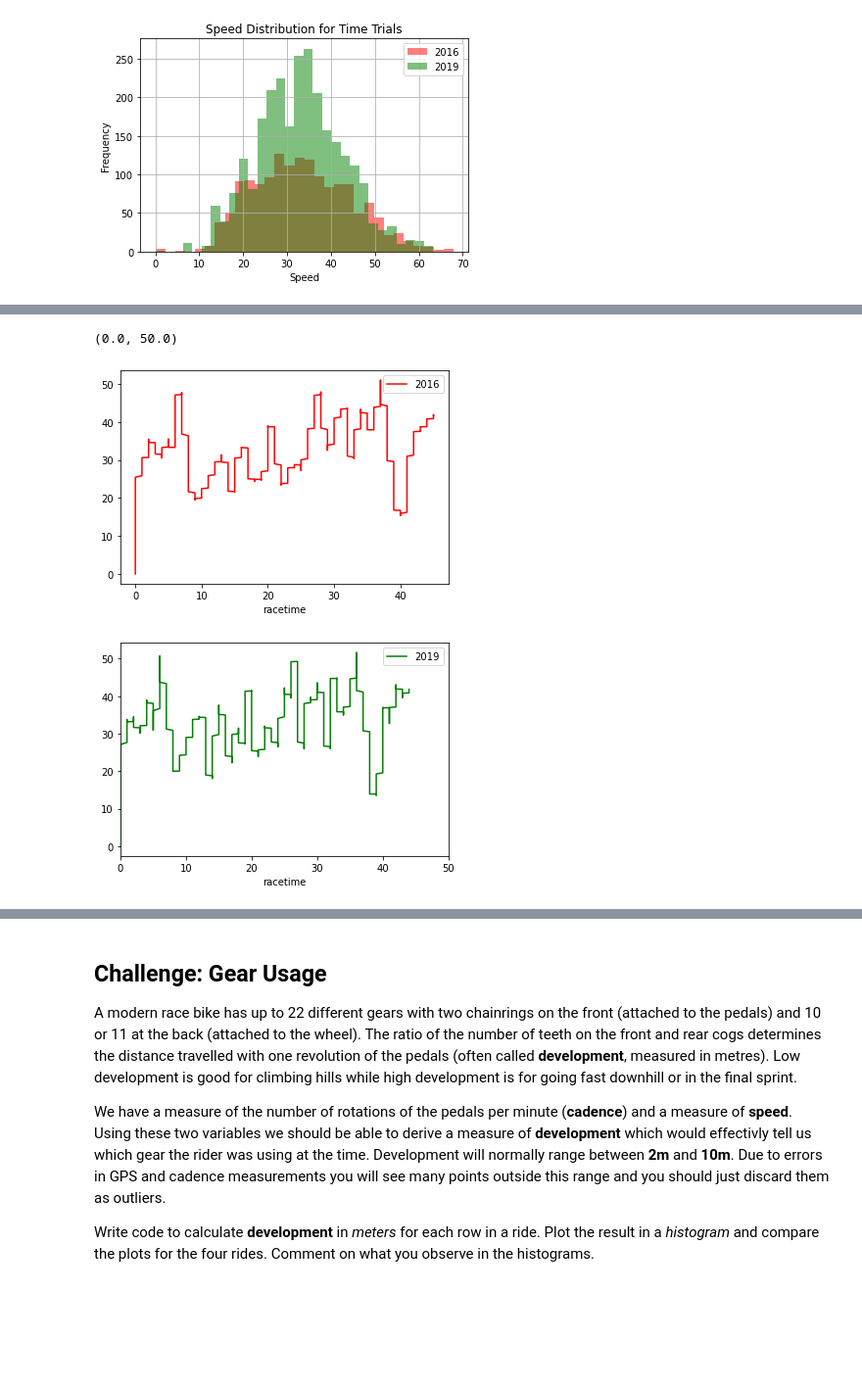
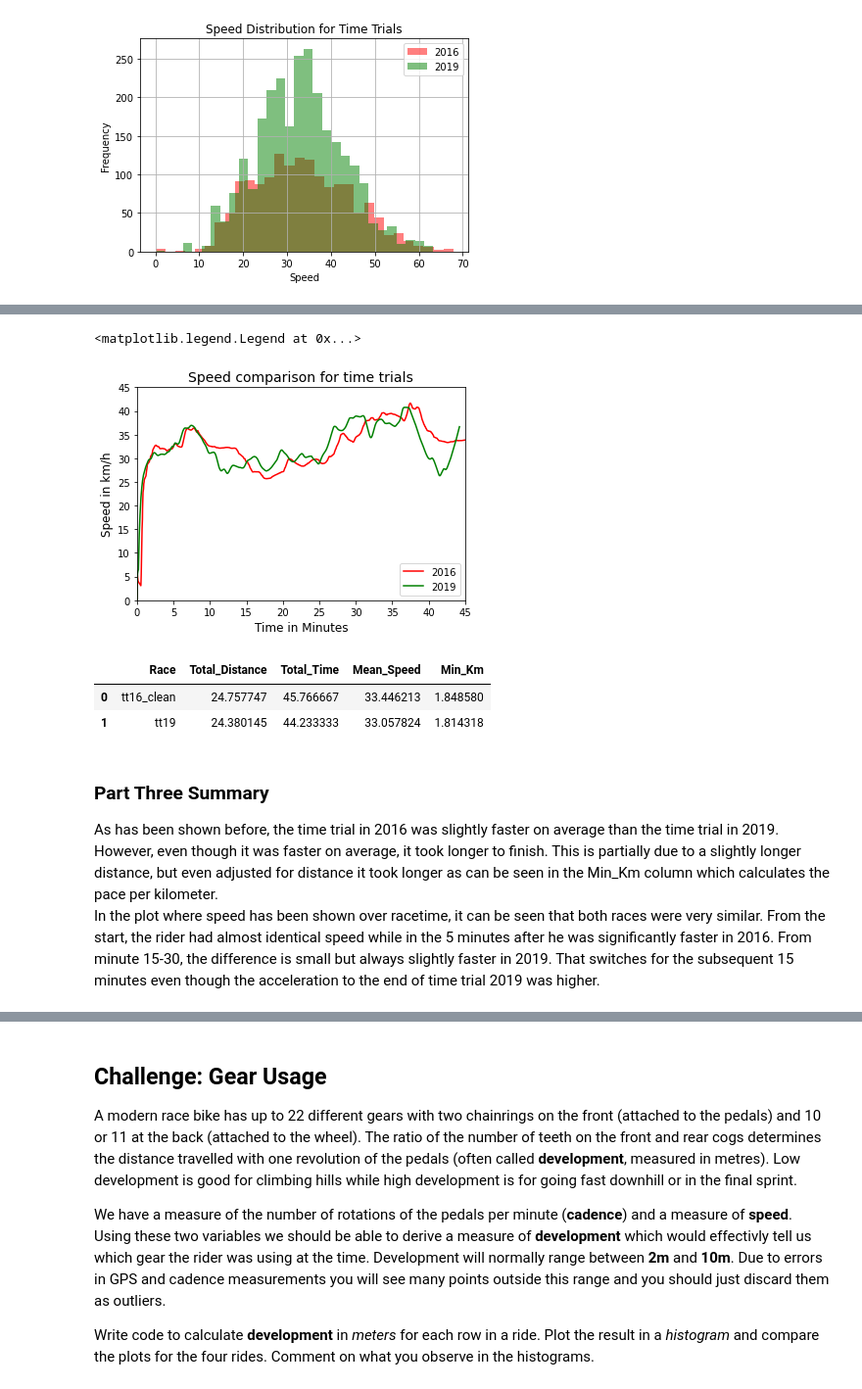
Before and after one commit to felix-rosenberger/Data-Science-Portfolio, a Jupyter notebook: Portfolio 1.ipynb, the cells around one changed output, grey strips where cells are left out. Shown at 98% size. Saved outputs shown, nothing was run; the diff lists cells and outputs as text; code cells hidden in the pictures; blank space fills up the shorter version.

```diff
--- a/Portfolio 1.ipynb
+++ b/Portfolio 1.ipynb
@@ -461,6 +449,6 @@ tt19["speed_SMA"].plot(x=tt19["timedelta"], color='green', label='2019')
 # %%
 # calculate cumulative sum of racetime tt16
-tt16_clean["racetime"] = tt16_clean["timedelta"].fillna(0).cumsum().div(60).astype(int)
+tt16_clean["racetime"] = tt16_clean["timedelta"].fillna(0).cumsum().div(60).astype(float)
 tt16_clean.tail()
 # %% [output]
 |  | latitude | longitude | elevation | temperature | power | cadence | hr | distance | elevation_gain | ... |
@@ -472,7 +460,7 @@ tt16_clean.tail()
 | 2016-07-02 23:51:17+00:00 | -33.418368 | 151.223494 | 108.0 | 11.0 | 0.0 | 64.0 | 143.0 | 0.004166 | 0.0 | ... |
 # %%
 # calculate cumulative sum of racetime tt19
-tt19["racetime"] = tt19["timedelta"].fillna(0).cumsum().div(60).astype(int)
+tt19["racetime"] = tt19["timedelta"].fillna(0).cumsum().div(60).astype(float)
 tt19.tail()
 # %% [output]
 |  | latitude | longitude | elevation | temperature | power | cadence | hr | distance | elevation_gain | ... |
@@ -482,11 +470,40 @@ tt19.tail()
 | 2019-06-01 23:39:07+00:00 | -33.415462 | 151.222122 | 220.6 | 10.0 | 273.0 | 101.0 | 166.0 | 0.012211 | -0.2 | ... |
 | 2019-06-01 23:39:08+00:00 | -33.415555 | 151.222189 | 220.4 | 10.0 | 210.0 | 99.0 | 166.0 | 0.012067 | -0.2 | ... |
 | 2019-06-01 23:39:09+00:00 | -33.415648 | 151.222255 | 220.4 | 10.0 | 154.0 | 73.0 | 166.0 | 0.012019 | 0.0 | ... |
-# %%
-tt16_clean.plot(x="racetime", y="speed_SMA", color='red', label='2016')
-tt19.plot(x="racetime", y="speed_SMA", color='green', label='2019')
-plt.xlim(0, 50)
-# %% [output]
-(0.0, 50.0)
-[figure, removed]
-[figure, removed]
+# %%
+# calculate SMA with larger window (appr. 5km rolling average)
+tt16_clean["speed_SMA_large"] = tt16_clean["speed"].rolling(window=300,
+                         min_periods=1).mean()
+tt19["speed_SMA_large"] = tt19["speed"].rolling(window=300,
+                         min_periods=1).mean()
+# %%
+# show at which time of the two races speed was higher or lower
+ax = tt16_clean.plot(x="racetime", y="speed_SMA_large", color='red', label='2016')
+tt19.plot(x="racetime", y="speed_SMA_large", color='green', label='2019', ax=ax)
+plt.xlim(0, 45)
+plt.ylim(0, 45)
+plt.xlabel('Time in Minutes', fontsize=12)
+plt.ylabel('Speed in km/h', fontsize=12)
+plt.title('Speed comparison for time trials', fontsize=14)
+plt.legend(loc='lower right')
+# %% [output]
+<matplotlib.legend.Legend at 0x...>
+[figure, added]
+# %%
+comparison2 = pd.DataFrame(
+    {
+        'Race':['tt16_clean', 'tt19'],
+        'Total_Distance':[tt16_clean_distance, tt19_distance],
+        'Total_Time':[tt16_clean_time, tt19_time],
+        'Mean_Speed':[tt16_clean_speed, tt19_speed],
+        'Min_Km':[tt16_clean_minkm, tt19_minkm]
+    })
+comparison2
+# %% [output]
+|  | Race | Total_Distance | Total_Time | Mean_Speed | Min_Km |
+| 0 | tt16_clean | 24.757747 | 45.766667 | 33.446213 | 1.848580 |
+| 1 | tt19 | 24.380145 | 44.233333 | 33.057824 | 1.814318 |
+# %% [markdown]
+### Part Three Summary
+As has been shown before, the time trial in 2016 was slightly faster on average than the time trial in 2019. However, even though it was faster on average, it took longer to finish. This is partially due to a slightly longer distance, but even adjusted for distance it took longer as can be seen in the Min_Km column which calculates the pace per kilometer. <br />
+In the plot where speed has been shown over racetime, it can be seen that both races were very similar. From the start, the rider had almost identical speed while in the 5 minutes after he was significantly faster in 2016. From minute 15-30, the difference is small but always slightly faster in 2019. That switches for the subsequent 15 minutes even though the acceleration to the end of time trial 2019 was higher.
```
Also changed, not shown: parts of 5 cells of this notebook.
